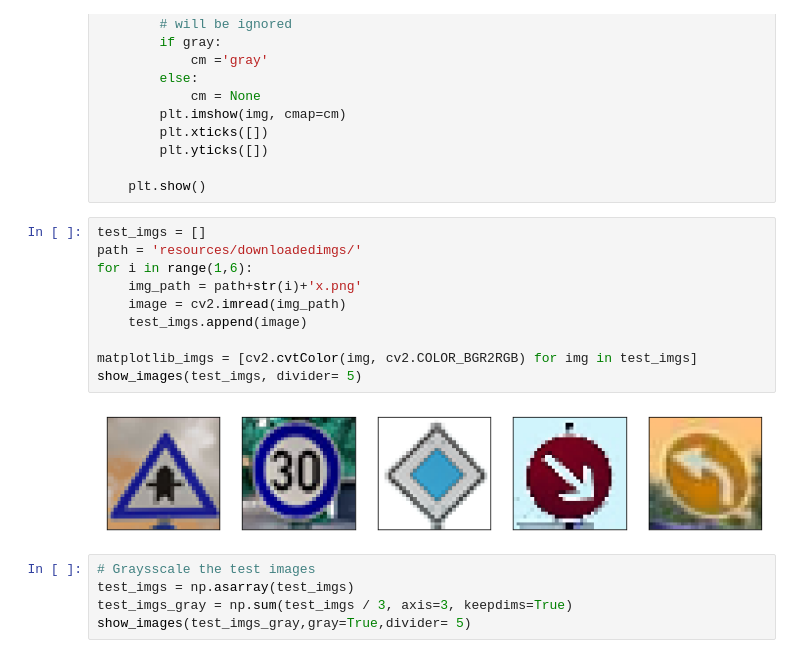
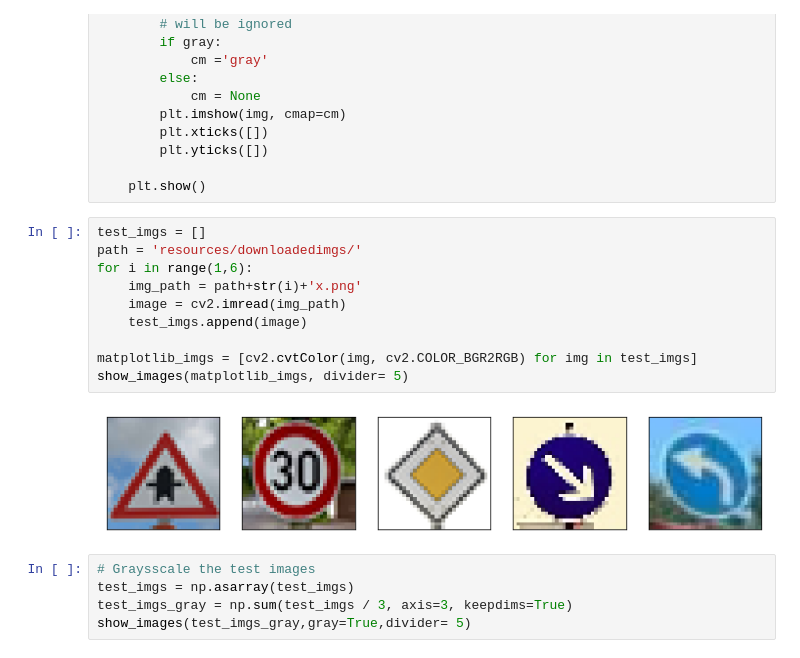
Before and after one commit to snandasena/traffic-sign-classifier, a Jupyter notebook: Traffic_Sign_Classifier.ipynb, the cells around one changed output. Drawn from its saved outputs; the diff is of its cells as text.

```diff
--- a/Traffic_Sign_Classifier.ipynb
+++ b/Traffic_Sign_Classifier.ipynb
@@ -672,15 +672,15 @@ def show_images(images, gray=False, divider = 2):
 # %%
 test_imgs = []
 path = 'resources/downloadedimgs/'
 for i in range(1,6):
     img_path = path+str(i)+'x.png'
     image = cv2.imread(img_path)
     test_imgs.append(image)
 
 matplotlib_imgs = [cv2.cvtColor(img, cv2.COLOR_BGR2RGB) for img in test_imgs]
-show_images(test_imgs, divider= 5)
+show_images(matplotlib_imgs, divider= 5)
 # %% [output]
-[figure, old version]
+[figure, new version]
 # %%
 # Graysscale the test images
 test_imgs = np.asarray(test_imgs)
```
Also changed, not shown: parts of 7 cells of this notebook.
